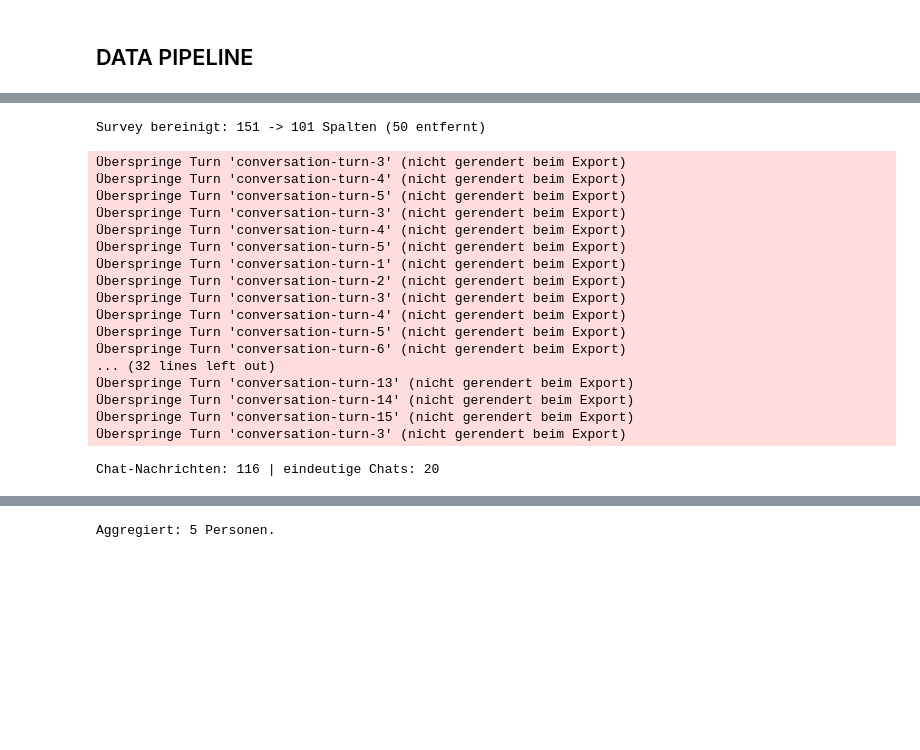
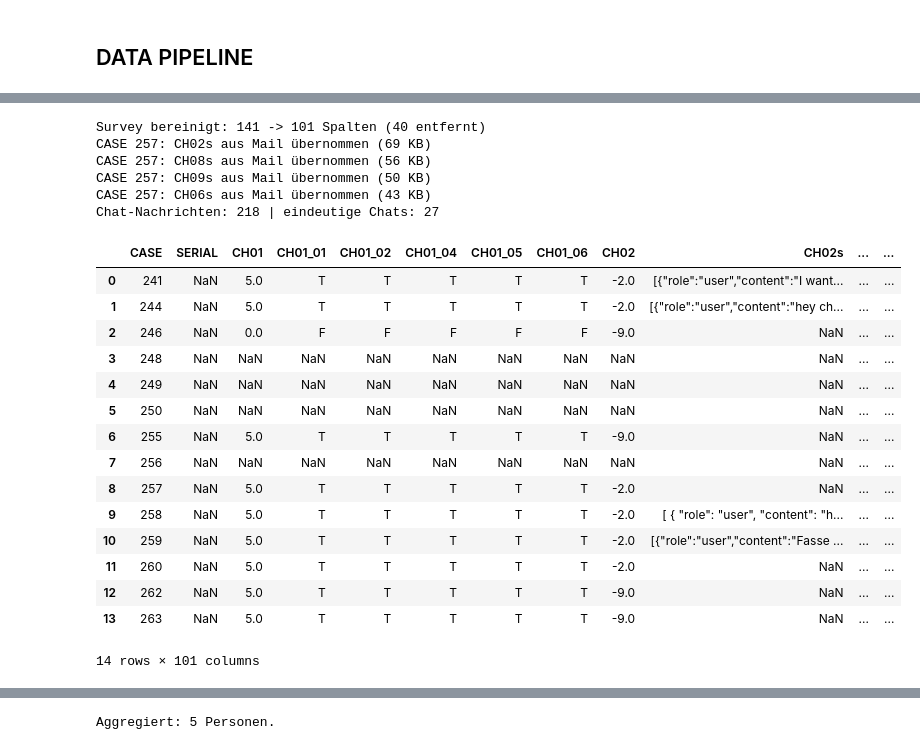
Before and after one commit to lpkiemes/Masterprojekt-Chatbots, a Jupyter notebook: Python_code/Data_pipeline.ipynb, the cells around one changed output, grey strips where cells are left out. Saved outputs shown, nothing was run; the diff lists cells and outputs as text; code cells hidden in the pictures; blank space fills up the shorter version.

Commit message:
sometimes if a survey response is to big, it sents the ommited varibales as a mail to us, wrote a pasrser for these mail to the orginal dataset. so no unforced missings a generated

```diff
--- a/Python_code/Data_pipeline.ipynb
+++ b/Python_code/Data_pipeline.ipynb
@@ -141,6 +142,16 @@ df_survey_clean = df_raw.drop(columns=drop_cols)
 df_survey_clean.to_csv(path_proc / "survey_clean.csv", index=False)
 print(f"Survey bereinigt: {df_raw.shape[1]} -> {df_survey_clean.shape[1]} Spalten "
       f"({len(drop_cols)} entfernt)")
+
+#######################################################
+#Missing which occured beacause of to big data junks##
+#And there sent to us per mail #######################
+######################################################
+
+# Von SoSci gelöschte Angaben (Interview > 64 KB) aus den .eml-Mails
+# in df_raw zurückschreiben, bevor die JSON-Spalten transformiert werden
+df_raw = mp.apply_mail_values(df_raw, path_mail)
+
 
 ###############################################################
 # DATENSATZ 2: Chat-Nachrichten (JSON aus CSV + HTML-Uploads)#
@@ -188,7 +199,7 @@ for _, r in mapping.iterrows():
         })
 df_html = pd.DataFrame(rows_html)
 
-# Zusammenführen + chat_id vergeben ----
+# Zusammenführen + chat_id vergeben
 df_chats = pd.concat([df_json, df_html], ignore_index=True)
 df_chats["chat_uid"] = df_chats["teilnehmer_id"] + "_" + df_chats["frage_code"]
 df_chats["chat_id"]  = df_chats.groupby("chat_uid").ngroup() + 1
@@ -197,25 +208,31 @@ df_chats = df_chats.sort_values(["chat_id", "turn"]).reset_index(drop=True)
 df_chats.to_csv(path_proc / "chats_long.csv", index=False)
 print(f"Chat-Nachrichten: {len(df_chats)} | eindeutige Chats: {df_chats['chat_id'].nunique()}")
 # %% [output]
-Survey bereinigt: 151 -> 101 Spalten (50 entfernt)
+Survey bereinigt: 141 -> 101 Spalten (40 entfernt)
+CASE 257: CH02s aus Mail übernommen (69 KB)
+CASE 257: CH08s aus Mail übernommen (56 KB)
+CASE 257: CH09s aus Mail übernommen (50 KB)
+CASE 257: CH06s aus Mail übernommen (43 KB)
+Chat-Nachrichten: 218 | eindeutige Chats: 27
-Überspringe Turn 'conversation-turn-3' (nicht gerendert beim Export)
-Überspringe Turn 'conversation-turn-4' (nicht gerendert beim Export)
-Überspringe Turn 'conversation-turn-5' (nicht gerendert beim Export)
-Überspringe Turn 'conversation-turn-3' (nicht gerendert beim Export)
-Überspringe Turn 'conversation-turn-4' (nicht gerendert beim Export)
-Überspringe Turn 'conversation-turn-5' (nicht gerendert beim Export)
-Überspringe Turn 'conversation-turn-1' (nicht gerendert beim Export)
-Überspringe Turn 'conversation-turn-2' (nicht gerendert beim Export)
-Überspringe Turn 'conversation-turn-3' (nicht gerendert beim Export)
-Überspringe Turn 'conversation-turn-4' (nicht gerendert beim Export)
-Überspringe Turn 'conversation-turn-5' (nicht gerendert beim Export)
-Überspringe Turn 'conversation-turn-6' (nicht gerendert beim Export)
-... (32 lines left out)
-Überspringe Turn 'conversation-turn-13' (nicht gerendert beim Export)
-Überspringe Turn 'conversation-turn-14' (nicht gerendert beim Export)
-Überspringe Turn 'conversation-turn-15' (nicht gerendert beim Export)
-Überspringe Turn 'conversation-turn-3' (nicht gerendert beim Export)
-Chat-Nachrichten: 116 | eindeutige Chats: 20
+# %%
+df_survey_clean
+# %% [output]
+|  | CASE | SERIAL | CH01 | CH01_01 | CH01_02 | CH01_04 | CH01_05 | CH01_06 | CH02 | CH02s | ... | ... |
+| 0 | 241 | NaN | 5.0 | T | T | T | T | T | -2.0 | [{"role":"user","content":"I want... | ... | ... |
+| 1 | 244 | NaN | 5.0 | T | T | T | T | T | -2.0 | [{"role":"user","content":"hey ch... | ... | ... |
+| 2 | 246 | NaN | 0.0 | F | F | F | F | F | -9.0 | NaN | ... | ... |
+| 3 | 248 | NaN | NaN | NaN | NaN | NaN | NaN | NaN | NaN | NaN | ... | ... |
+| 4 | 249 | NaN | NaN | NaN | NaN | NaN | NaN | NaN | NaN | NaN | ... | ... |
+| 5 | 250 | NaN | NaN | NaN | NaN | NaN | NaN | NaN | NaN | NaN | ... | ... |
+| 6 | 255 | NaN | 5.0 | T | T | T | T | T | -9.0 | NaN | ... | ... |
+| 7 | 256 | NaN | NaN | NaN | NaN | NaN | NaN | NaN | NaN | NaN | ... | ... |
+| 8 | 257 | NaN | 5.0 | T | T | T | T | T | -2.0 | NaN | ... | ... |
+| 9 | 258 | NaN | 5.0 | T | T | T | T | T | -2.0 | [ { "role": "user", "content": "h... | ... | ... |
+| 10 | 259 | NaN | 5.0 | T | T | T | T | T | -2.0 | [{"role":"user","content":"Fasse ... | ... | ... |
+| 11 | 260 | NaN | 5.0 | T | T | T | T | T | -2.0 | NaN | ... | ... |
+| 12 | 262 | NaN | 5.0 | T | T | T | T | T | -9.0 | NaN | ... | ... |
+| 13 | 263 | NaN | 5.0 | T | T | T | T | T | -9.0 | NaN | ... | ... |
+14 rows × 101 columns
 # %%
 df_chats   = pd.read_csv(path_proc / "chats_long.csv")
 
```
Also changed, not shown: parts of 3 cells of this notebook, 1 other file.
